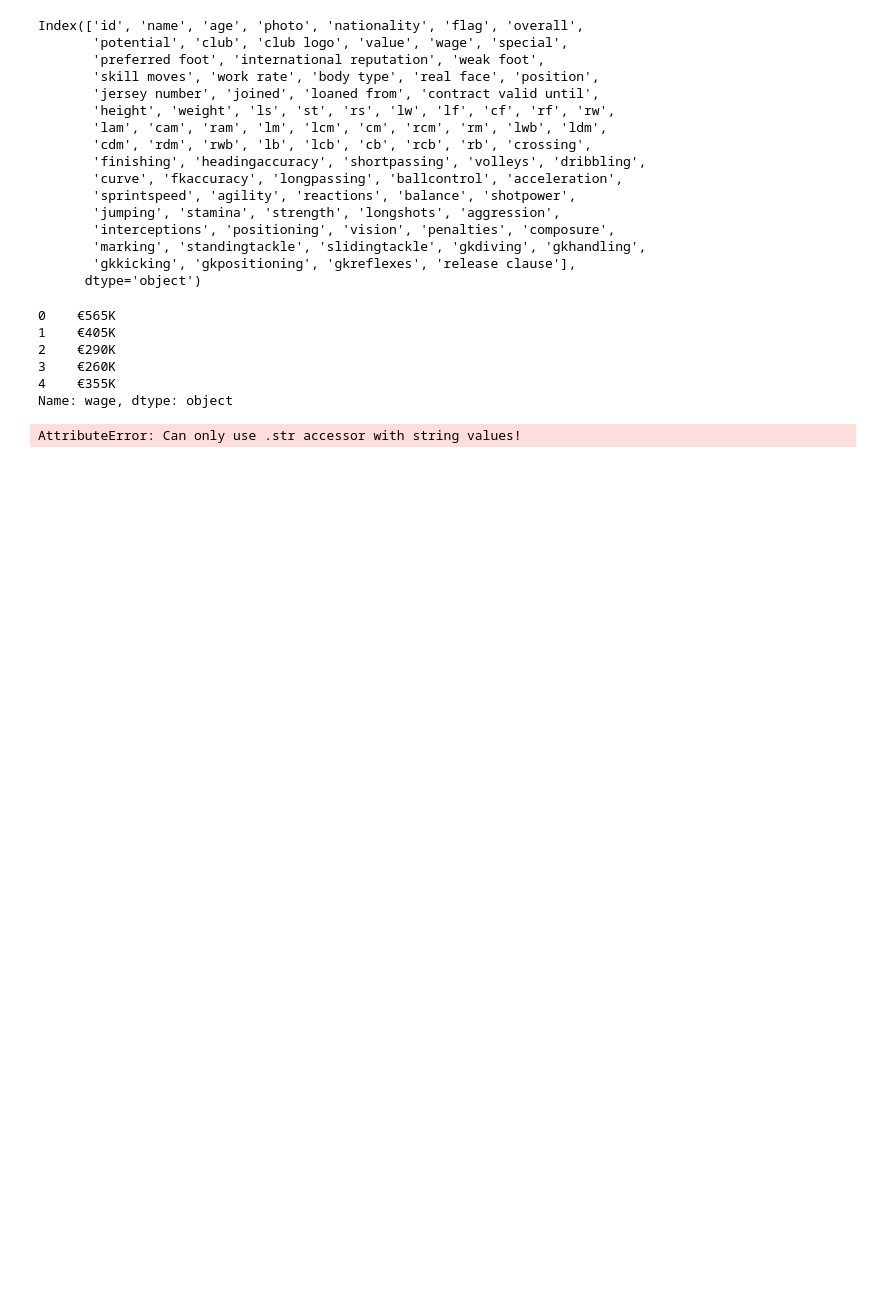
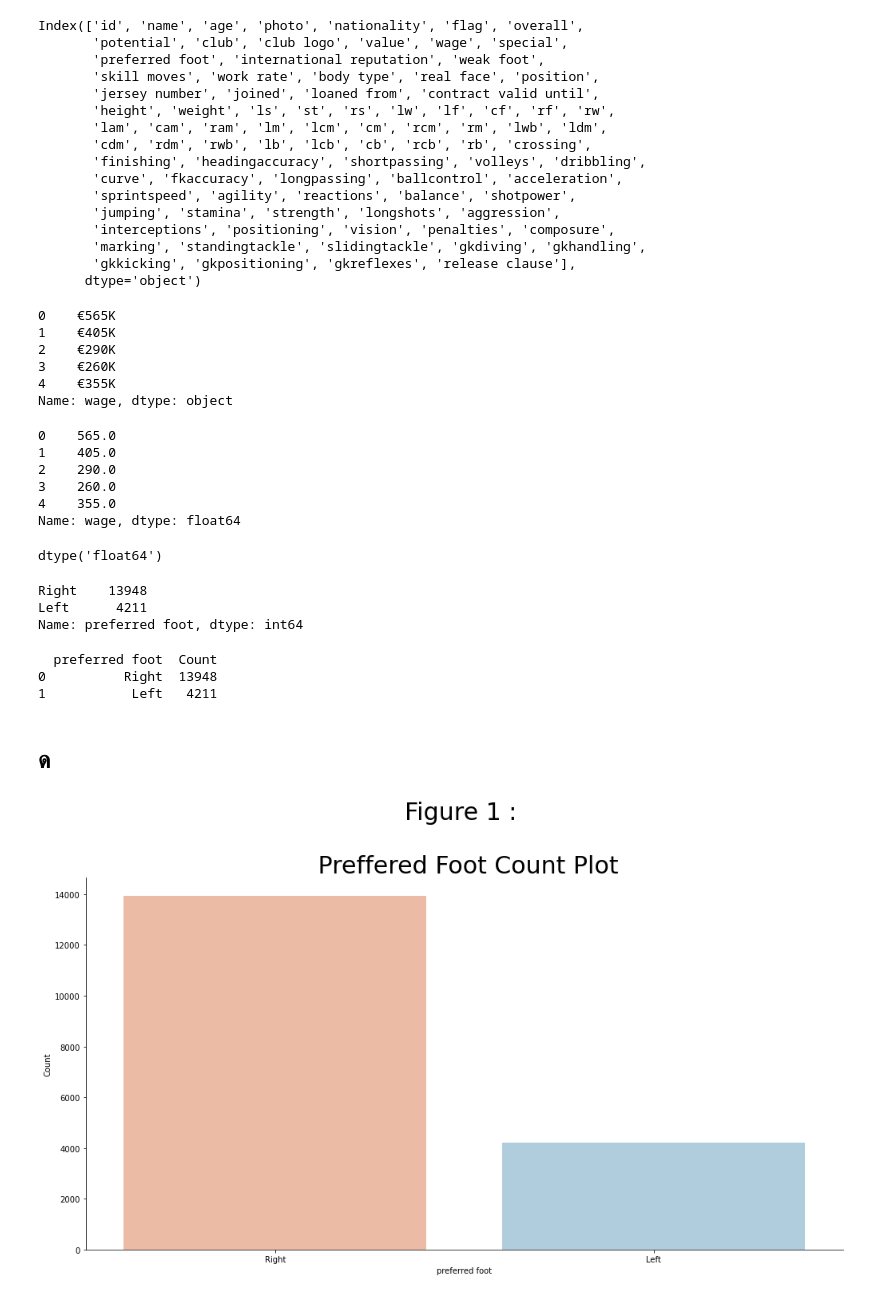
Before and after one commit to teerapat1739/multipurpose-jupyter-notebook, a Jupyter notebook: notebooks/Fifa/FIFA .ipynb, the cells around one changed output. Drawn from its saved outputs; the diff is of its cells as text; code cells hidden in the pictures; blank space fills up the shorter version.

Commit message:
add graph Preffered Foot Count Plot

```diff
--- a/notebooks/Fifa/FIFA .ipynb
+++ b/notebooks/Fifa/FIFA .ipynb
@@ -66,7 +72,41 @@ df_fifa["wage"].head()
 Name: wage, dtype: object
 # %%
 df_fifa["wage"] = df_fifa.wage.str.replace("€","")
-# df_fifa["wage"] = df_fifa["wage"].str.replace("K","").astype("float")
-# df_fifa["wage"].head()
+df_fifa["wage"] = df_fifa["wage"].str.replace("K","").astype("float")
+df_fifa["wage"].head()
 # %% [output]
-AttributeError: Can only use .str accessor with string values!
+0    565.0
+1    405.0
+2    290.0
+3    260.0
+4    355.0
+Name: wage, dtype: float64
+# %%
+df_fifa["wage"].dtypes
+# %% [output]
+dtype('float64')
+# %%
+df_fifa["preferred foot"].value_counts()
+# %% [output]
+Right    13948
+Left      4211
+Name: preferred foot, dtype: int64
+# %%
+counts_preferred_foot = df_fifa["preferred foot"].value_counts()
+counts_preferred_foot = counts_preferred_foot.reset_index()
+counts_preferred_foot.columns = ["preferred foot","Count"]
+print(counts_preferred_foot)
+# %% [output]
+  preferred foot  Count
+0          Right  13948
+1           Left   4211
+# %% [markdown]
+## ด
+# %%
+pt = sns.catplot(y="Count",
+            x="preferred foot", data=counts_preferred_foot,
+           palette="RdBu",height=7, aspect=2, kind="bar");
+plt.title("Figure 1 : \n\n Preffered Foot Count Plot",
+          fontsize=30);
+# %% [output]
+[figure, added]
```
Also changed, not shown: parts of 2 cells of this notebook.
